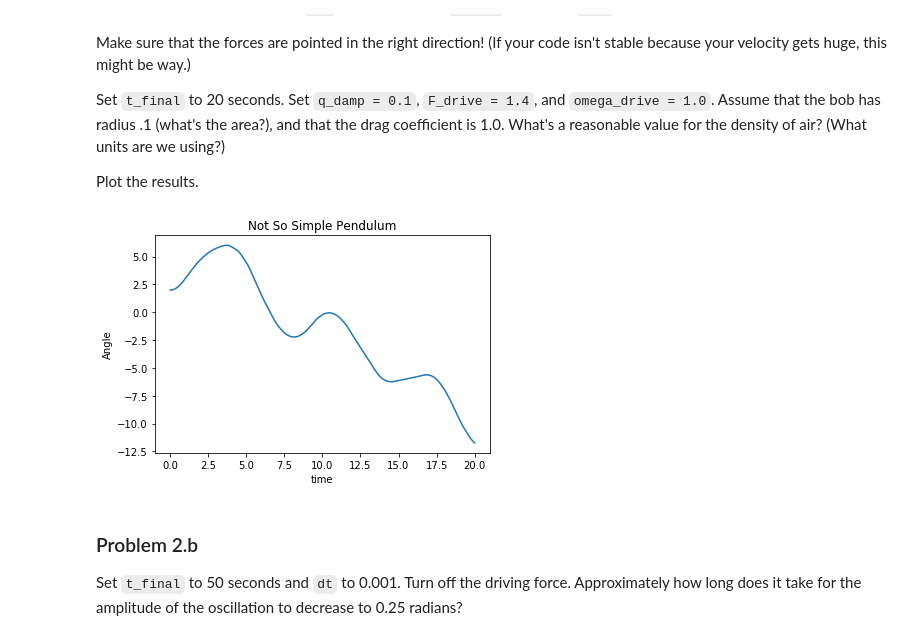
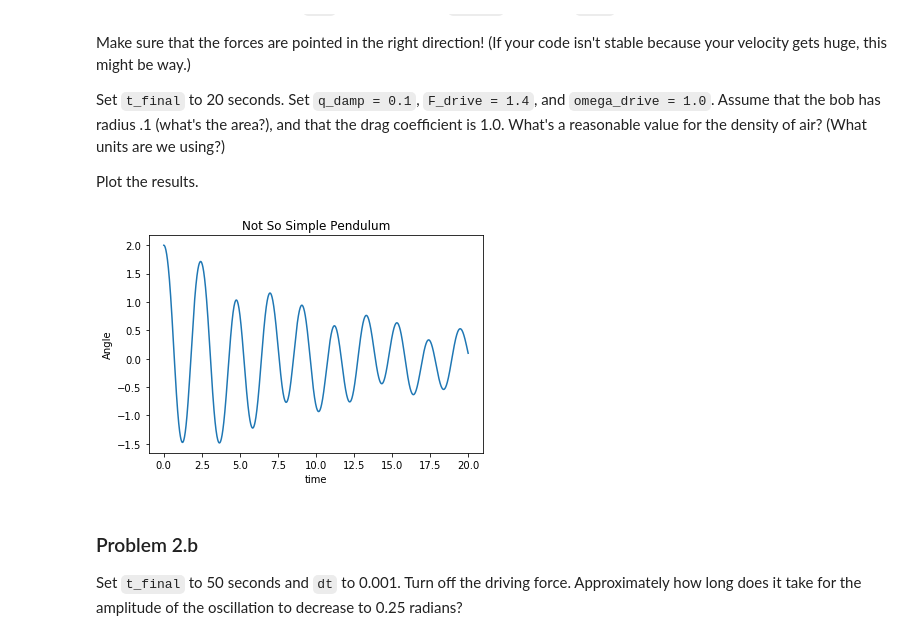
Before and after one commit to TWaddleton/Homework04, a Jupyter notebook: Homework 4 .ipynb, the cells around one changed output. Saved outputs shown, nothing was run; the diff lists cells and outputs as text; code cells hidden in the pictures.

```diff
--- a/Homework 4 .ipynb
+++ b/Homework 4 .ipynb
@@ -415,37 +415,37 @@ def time_and_angles_leapfrog():
     return tt, thetas, omegas
 
 # OG Paramters
 t_final = 20.0
 dt = .01
 tpoints = np.arange(0, t_final, dt)
 theta_0 = 2.0
 omega_0 = 0.0
 # FILL IN THE PARAMETERS OF THE NEW FORCES HERE
 q_damp = 0.1
 F_drive = 1.4
 omega_drive = 1.0
 radius = 0.1
 area = pi*radius**2
 C_drag = 1.0
 rho = 1.225 # (kg/m^3)
 
 # Redefine h to include other forces
 def h(theta,omega,t):
     """d(omega)/dt, in the presence of other stuff"""
-    SHO = theta_0*cos(omega*t) # FILL IN Simple Harmonic Oscillator here
-    friction = -(q_damp)*omega # FILL IN friction force
+    SHO = -(g/ell)*sin(theta) # FILL IN Simple Harmonic Oscillator here
+    friction = -(q_damp)*ell*omega # FILL IN friction force
     drive = F_drive*sin(omega_drive*t) # FILL IN driving force
-    drag = -0.5*C_drag*rho*area*omega*abs(omega) # FILL IN drag force
+    drag = -0.5*C_drag*rho*area*ell**2*omega*abs(omega) # FILL IN drag force
     return SHO + friction + drive + drag
 
 times, thetas_real, omegas_real = time_and_angles_leapfrog()
 plt.plot(times, thetas_real)
 plt.title("Not So Simple Pendulum")
 plt.xlabel('time')
 plt.ylabel('Angle')
 plt.show()
 # %% [output]
-[figure, old version]
+[figure, new version]
 # %% [markdown]
 ### Problem 2.b
 
```
Also changed, not shown: parts of 6 cells of this notebook.
